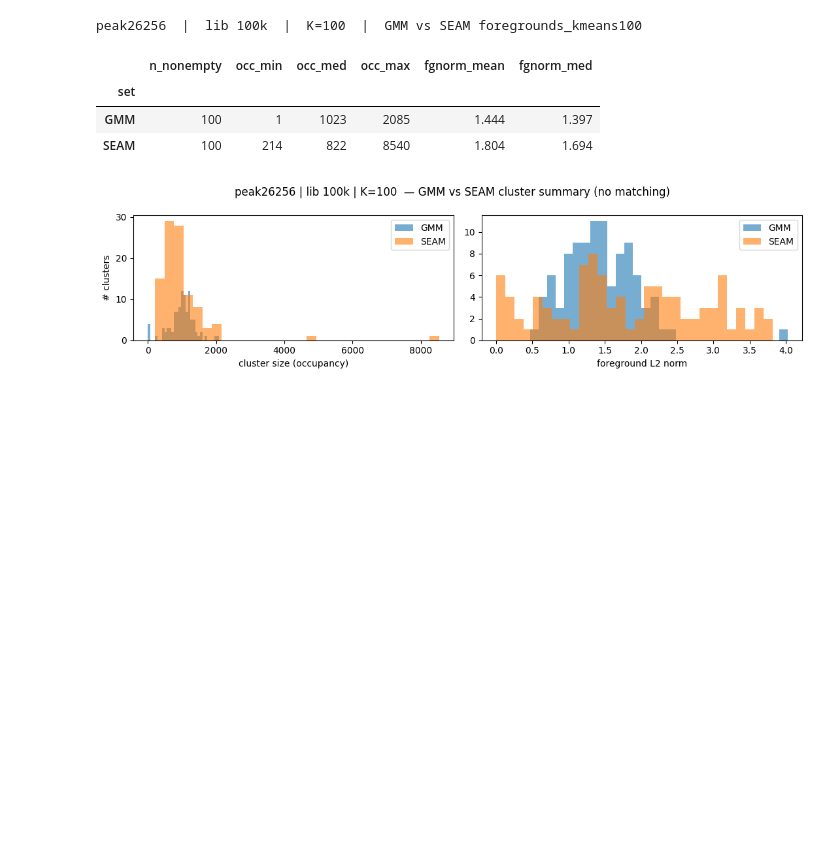
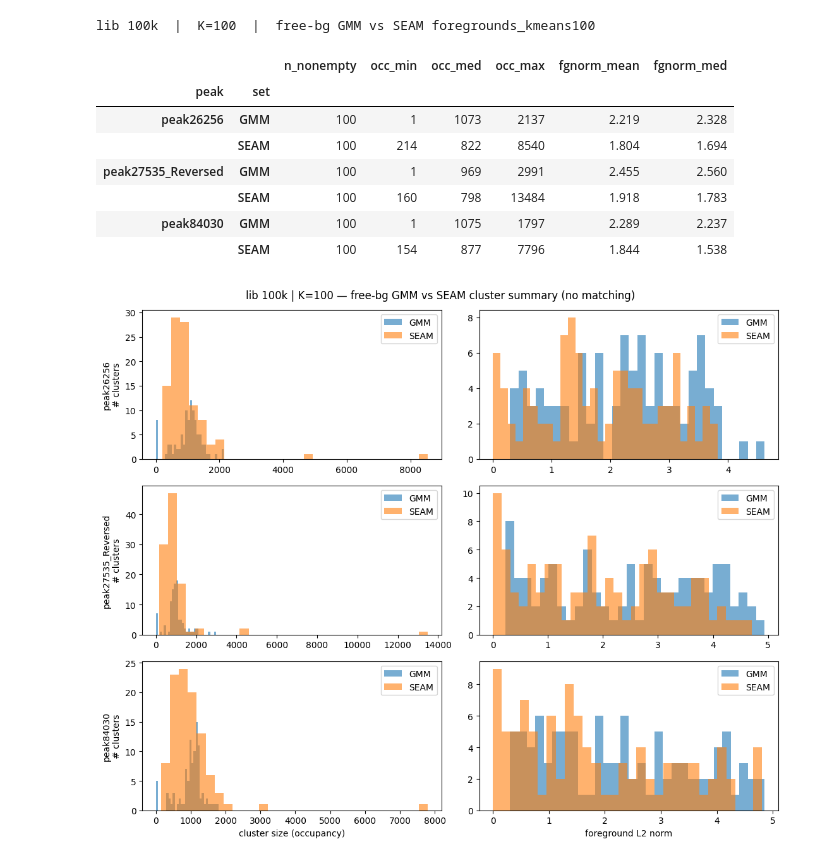
Before and after one commit to pabmantilla/Bg_VBGMM, a Jupyter notebook: init_impliment/scripts/k562_lentimpra/val_bggmm.ipynb, the cells around one changed output. Saved outputs shown, nothing was run; the diff lists cells and outputs as text; code cells hidden in the pictures; blank space fills up the shorter version.

```diff
--- a/init_impliment/scripts/k562_lentimpra/val_bggmm.ipynb
+++ b/init_impliment/scripts/k562_lentimpra/val_bggmm.ipynb
@@ -25,32 +39,39 @@ seam_fg_norm = np.linalg.norm(seam_fg, axis=1)
 # %%
-# side-by-side summary stats of the two clusterings (no cluster matching)
-summary = pd.DataFrame([
-    {"set": "GMM",  "n_nonempty": int((Nk >= 1).sum()),  "occ_min": int(Nk[Nk >= 1].min()),
-     "occ_med": int(np.median(Nk[Nk >= 1])), "occ_max": int(Nk.max()),
-     "fgnorm_mean": gmm_fg_norm.mean(),  "fgnorm_med": np.median(gmm_fg_norm)},
-    {"set": "SEAM", "n_nonempty": int((seam_n >= 1).sum()), "occ_min": int(seam_n[seam_n >= 1].min()),
-     "occ_med": int(np.median(seam_n[seam_n >= 1])), "occ_max": int(seam_n.max()),
-     "fgnorm_mean": seam_fg_norm.mean(), "fgnorm_med": np.median(seam_fg_norm)},
-]).set_index("set").round(3)
-print(f"{peak}  |  lib {lib}  |  K={K}  |  GMM vs SEAM {seam_cfg}")
+# side-by-side summary stats per peak (no cluster matching)
+rows = []
+for peak, d in fits.items():
+    gmm_norm, seam_norm = np.linalg.norm(d["mu_fg"], axis=1), np.linalg.norm(d["seam_fg"], axis=1)
+    for name, occ, fgn in [("GMM", d["Nk"], gmm_norm), ("SEAM", d["seam_n"], seam_norm)]:
+        nz = occ[occ >= 1]
+        rows.append({"peak": peak, "set": name, "n_nonempty": int((occ >= 1).sum()),
+                     "occ_min": int(nz.min()), "occ_med": int(np.median(nz)), "occ_max": int(occ.max()),
+                     "fgnorm_mean": fgn.mean(), "fgnorm_med": np.median(fgn)})
+summary = pd.DataFrame(rows).set_index(["peak", "set"]).round(3)
+print(f"lib {lib}  |  K={K}  |  free-bg GMM vs SEAM {seam_cfg}")
 summary
 # %% [output]
-peak26256  |  lib 100k  |  K=100  |  GMM vs SEAM foregrounds_kmeans100
+lib 100k  |  K=100  |  free-bg GMM vs SEAM foregrounds_kmeans100
-|  | n_nonempty | occ_min | occ_med | occ_max | fgnorm_mean | fgnorm_med |
-| set |  |  |  |  |  |  |
-| GMM | 100 | 1 | 1023 | 2085 | 1.444 | 1.397 |
-| SEAM | 100 | 214 | 822 | 8540 | 1.804 | 1.694 |
+|  |  | n_nonempty | occ_min | occ_med | occ_max | fgnorm_mean | fgnorm_med |
+| peak | set |  |  |  |  |  |  |
+| peak26256 | GMM | 100 | 1 | 1073 | 2137 | 2.219 | 2.328 |
+|  | SEAM | 100 | 214 | 822 | 8540 | 1.804 | 1.694 |
+| peak27535_Reversed | GMM | 100 | 1 | 969 | 2991 | 2.455 | 2.560 |
+|  | SEAM | 100 | 160 | 798 | 13484 | 1.918 | 1.783 |
+| peak84030 | GMM | 100 | 1 | 1075 | 1797 | 2.289 | 2.237 |
+|  | SEAM | 100 | 154 | 877 | 7796 | 1.844 | 1.538 |
 # %%
-# compare the two clusterings' distributions: cluster size and foreground strength (no matching)
-fig, ax = plt.subplots(1, 2, figsize=(11, 3))
-ax[0].hist(Nk[Nk >= 1], bins=30, alpha=.6, label="GMM")
-ax[0].hist(seam_n[seam_n >= 1], bins=30, alpha=.6, label="SEAM")
-ax[0].set_xlabel("cluster size (occupancy)"); ax[0].set_ylabel("# clusters"); ax[0].legend()
-ax[1].hist(gmm_fg_norm, bins=30, alpha=.6, label="GMM")
-ax[1].hist(seam_fg_norm, bins=30, alpha=.6, label="SEAM")
-ax[1].set_xlabel("foreground L2 norm"); ax[1].legend()
-fig.suptitle(f"{peak} | lib {lib} | K={K}  — GMM vs SEAM cluster summary (no matching)")
+# compare the two clusterings' distributions per peak: cluster size and foreground strength (no matching)
+fig, axes = plt.subplots(len(peaks), 2, figsize=(11, 3*len(peaks)))
+for row, (peak, d) in zip(axes, fits.items()):
+    row[0].hist(d["Nk"][d["Nk"] >= 1], bins=30, alpha=.6, label="GMM")
+    row[0].hist(d["seam_n"][d["seam_n"] >= 1], bins=30, alpha=.6, label="SEAM")
+    row[0].set_ylabel(f"{peak}\n# clusters"); row[0].legend()
+    row[1].hist(np.linalg.norm(d["mu_fg"], axis=1), bins=30, alpha=.6, label="GMM")
+    row[1].hist(np.linalg.norm(d["seam_fg"], axis=1), bins=30, alpha=.6, label="SEAM")
+    row[1].legend()
+axes[-1, 0].set_xlabel("cluster size (occupancy)"); axes[-1, 1].set_xlabel("foreground L2 norm")
+fig.suptitle(f"lib {lib} | K={K} — free-bg GMM vs SEAM cluster summary (no matching)")
 plt.tight_layout(); plt.show()
 # %% [output]
-[figure, old version]
+[figure, new version]
 # %%
```
Also changed, not shown: parts of 3 cells of this notebook.
